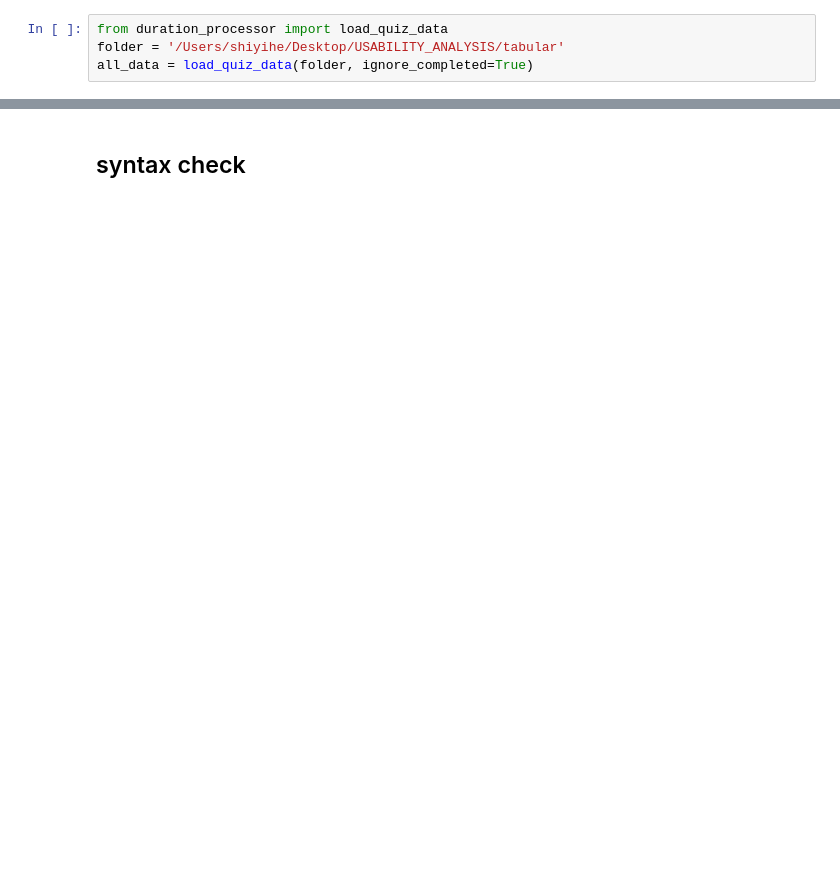
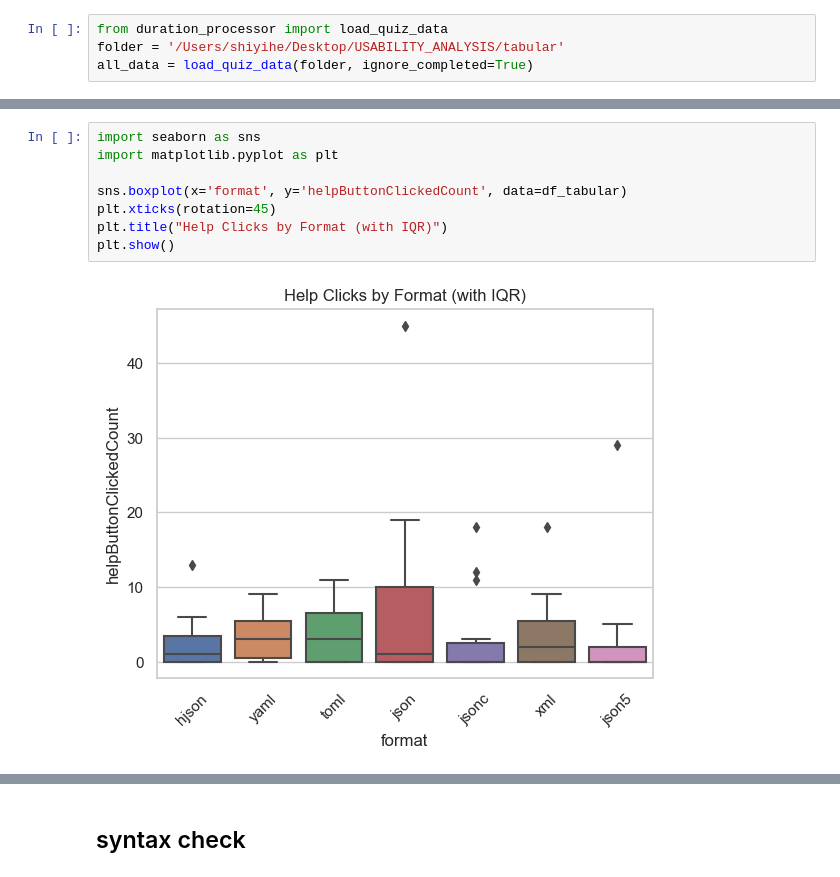
Before and after one commit to shiyihe-neko/usability_analysis, a Jupyter notebook: writing_analysis.ipynb, the cells around one changed output, grey strips where cells are left out. Drawn from its saved outputs; the diff is of its cells as text; blank space fills up the shorter version.

```diff
--- a/writing_analysis.ipynb
+++ b/writing_analysis.ipynb
@@ -82,0 +327,10 @@ Summary by format:
+# %%
+import seaborn as sns
+import matplotlib.pyplot as plt
+
+sns.boxplot(x='format', y='helpButtonClickedCount', data=df_tabular)
+plt.xticks(rotation=45)
+plt.title("Help Clicks by Format (with IQR)")
+plt.show()
+# %% [output]
+[figure, added]
```
Also changed, not shown: parts of 23 cells of this notebook, 8 other files.
